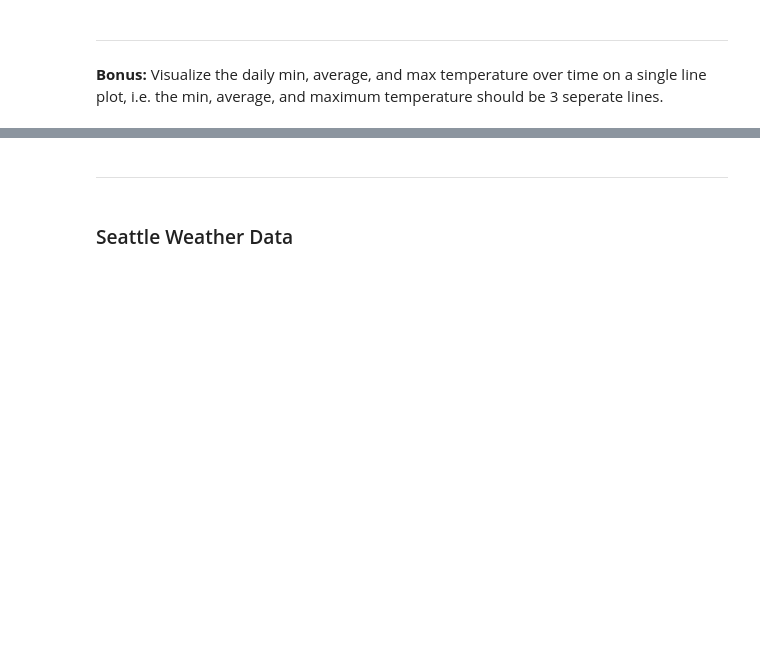
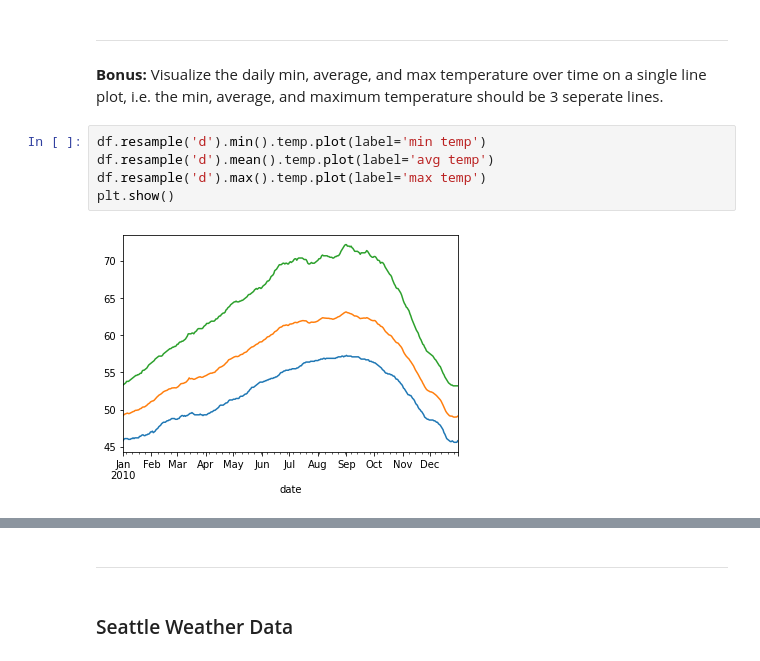
Before and after one commit to NSharick/time-series-exercises, a Jupyter notebook: working_with_time_series_data.ipynb, the cells around one changed output, grey strips where cells are left out. Drawn from its saved outputs; the diff is of its cells as text; blank space fills up the shorter version.

```diff
--- a/working_with_time_series_data.ipynb
+++ b/working_with_time_series_data.ipynb
@@ -173,3 +193,10 @@ day_min_max.temp_var.idxmax().month_name()
 ---
 # %% [markdown]
 **Bonus:** Visualize the daily min, average, and max temperature over time on a single line plot, i.e. the min, average, and maximum temperature should be 3 seperate lines.
+# %%
+df.resample('d').min().temp.plot(label='min temp')
+df.resample('d').mean().temp.plot(label='avg temp')
+df.resample('d').max().temp.plot(label='max temp')
+plt.show()
+# %% [output]
+[figure, added]
```
Also changed, not shown: parts of 27 cells of this notebook.
